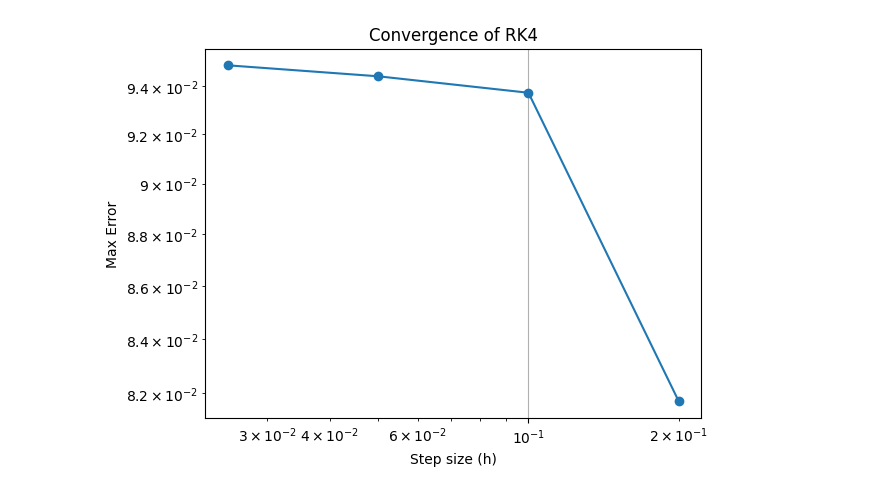
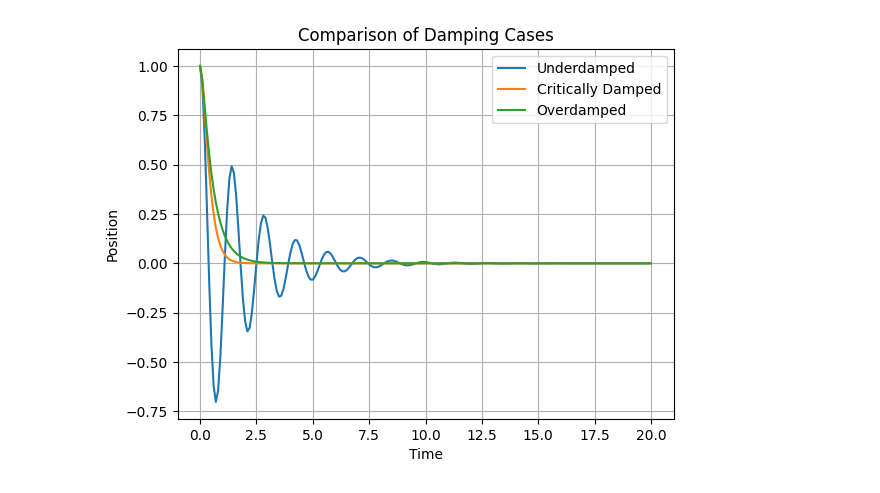
Before and after one commit to arsanjeevk/Computational_Methods, a Jupyter notebook: DHO__Project/part1.ipynb, the cells around one changed output. Cells and saved outputs as stored; diff of their text form; code cells hidden in the pictures.

```diff
--- a/DHO__Project/part1.ipynb
+++ b/DHO__Project/part1.ipynb
@@ -185,24 +216,14 @@ Maximum error: 0.0937194904582418
-# %%
-#convergemce test
-h_values = [0.2, 0.1, 0.05, 0.025]
-errors = []
-
-for h_test in h_values:
-    n_test = int(20 / h_test)
-    t_test, y_test = rk4(f, t0, y0, h_test, n_test)
-
-    pos_test = y_test[:, 0]
-    x_exact_test = x_analytical(t_test)
-
-    err = np.max(np.abs(pos_test - x_exact_test))
-    errors.append(err)
-
-plt.figure()
-plt.loglog(h_values, errors, marker='o')
-plt.xlabel("Step size (h)")
-plt.ylabel("Max Error")
-plt.title("Convergence of RK4")
-plt.grid()
-plt.show()
-# %% [output]
-[figure, removed]
+# %%
+#Combined position plot
+plt.figure()
+for case in results:
+    plt.plot(results[case][:,0], results[case][:,1], label=case)
+
+plt.xlabel("Time")
+plt.ylabel("Position")
+plt.title("Comparison of Damping Cases")
+plt.legend()
+plt.grid()
+plt.show()
+# %% [output]
+[figure, added]
```
Also changed, not shown: parts of 11 cells of this notebook, 3 other files.
